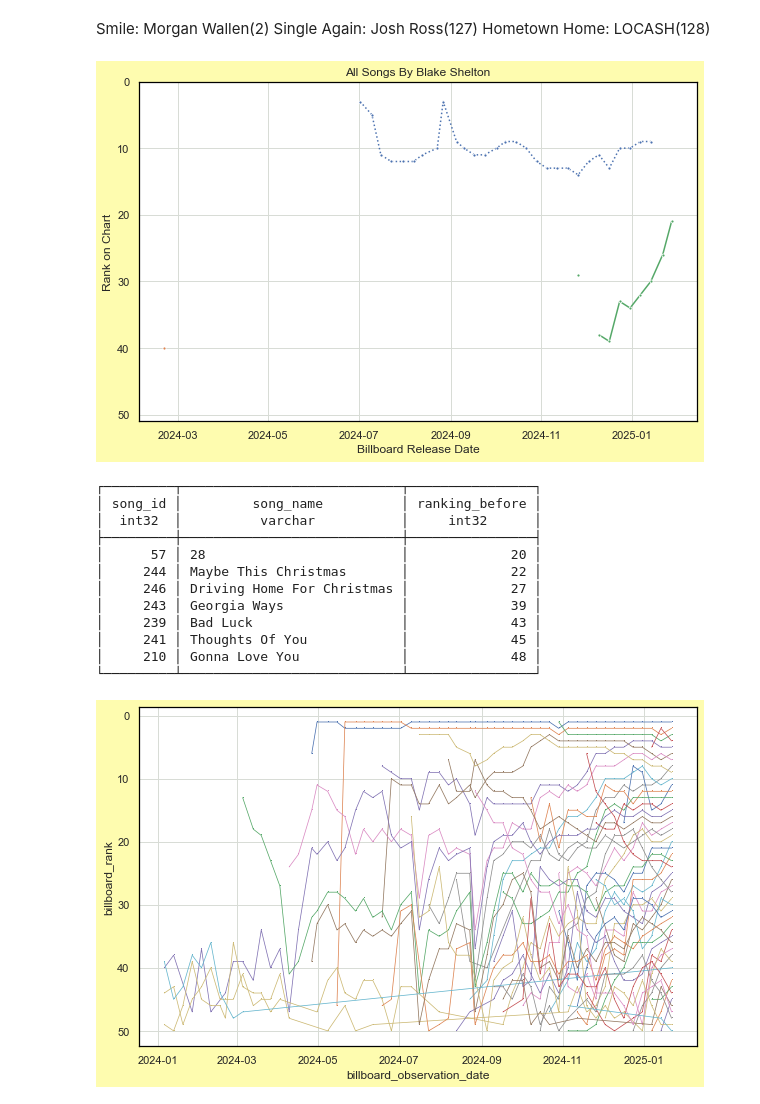
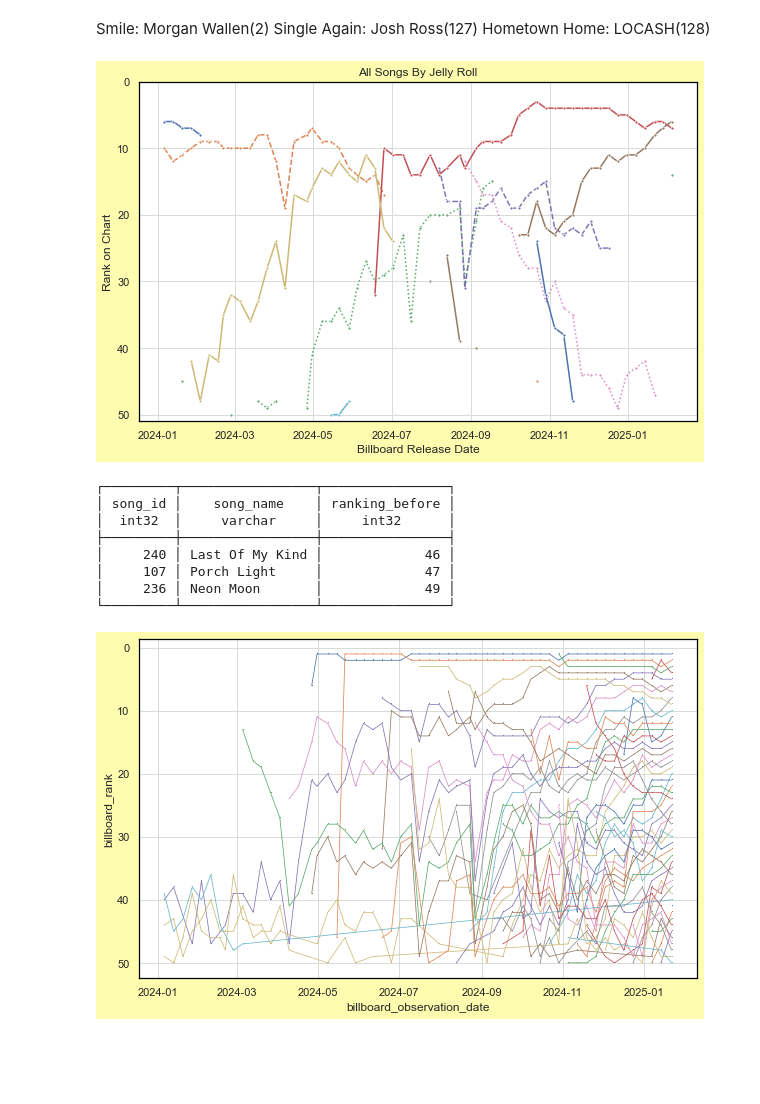
Before and after one commit to jwmanahan/billboard, a Jupyter notebook: add_new_week.ipynb, the cells around one changed output. Saved outputs shown, nothing was run; the diff lists cells and outputs as text; code cells hidden in the pictures; blank space fills up the shorter version.

```diff
--- a/add_new_week.ipynb
+++ b/add_new_week.ipynb
@@ -393,7 +408,7 @@ In a command terminal
 ## Run the ranking SQL script
 # %%
 # Set parameters for the ranking
-weeks_lookback = 35 # Arbitrary lookback
+weeks_lookback = 40 # Arbitrary lookback
 n_weeks_for_recent = 20 # Arbitrary definition of recency, aligned with when bottom half of the chart
     # Compare to: 1, 13, 20, 26, 52
 floor_avg_weeks = 1.5
@@ -801,7 +802,7 @@ Hometown Home: LOCASH(128)
 # %%
 # For now, manual artist name selection
 # TODO: Create charts for every artist on this week's chart at once
-artist_name = 'Blake Shelton'
+artist_name = 'Jelly Roll'
 
 df_weeks_this_artist = df_weeks_for_artist.query(
     f"artist_name == '{artist_name}'"
@@ -812,38 +813,38 @@ df_weeks_this_artist = df_weeks_for_artist.query(
 #     this_artist_id = input("Please input artist ID for differentiation")
 #     df_weeks_this_artist[
 #         df_weeks_this_artist[artist_id] == this_artist_id
 #     ]
 
 for _, row in df_weeks_this_artist.pivot( # TODO no pivot to support legend in char 'song_name'
     index = 'song_id'
     , columns = 'billboard_observation_date' #TODO: weeks ago
     , values = 'billboard_rank'
 ).fillna(
     np.inf # suppresses only if a different song is on the chart that week
 ).iterrows():
     graph = sns.lineplot(
         data = row
         , linestyle = credit_type_to_linestyle[
             df_weeks_this_artist[
                 df_weeks_this_artist['song_id'] == row.name
             ].groupby('relationship_type').count().iloc[0].name
         ]
         , marker = '.'
     )
 
 graph.set(
     title = f'All Songs By {artist_name}'
     , xlabel = 'Billboard Release Date' # Really observation date (for now)
     , ylabel = 'Rank on Chart'
     , ylim = [0, 51]
 )
 graph.axes.invert_yaxis()
 # %% [output]
-[figure, old version]
+[figure, new version]
 # %%
 # TODO: Set comparison_observation_date as num weeks back, not specific date
 current_observation_date = billboard_observation_date
-comparison_observation_date = '2024-12-31'
+comparison_observation_date = '2025-01-28'
 
 with duckdb.connect('raw_db.duckdb') as conn:
     with open('analysis/removed_songs.sql') as sql_file:
@@ -855,18 +856,14 @@ with duckdb.connect('raw_db.duckdb') as conn:
         )
     print(removed_songs)
 # %% [output]
-┌─────────┬────────────────────────────┬────────────────┐
-│ song_id │         song_name          │ ranking_before │
-│  int32  │          varchar           │     int32      │
-├─────────┼────────────────────────────┼────────────────┤
-│      57 │ 28                         │             20 │
-│     244 │ Maybe This Christmas       │             22 │
-│     246 │ Driving Home For Christmas │             27 │
-│     243 │ Georgia Ways               │             39 │
-│     239 │ Bad Luck                   │             43 │
-│     241 │ Thoughts Of You            │             45 │
-│     210 │ Gonna Love You             │             48 │
-└─────────┴────────────────────────────┴────────────────┘
+┌─────────┬─────────────────┬────────────────┐
+│ song_id │    song_name    │ ranking_before │
+│  int32  │     varchar     │     int32      │
+├─────────┼─────────────────┼────────────────┤
+│     240 │ Last Of My Kind │             46 │
+│     107 │ Porch Light     │             47 │
+│     236 │ Neon Moon       │             49 │
+└─────────┴─────────────────┴────────────────┘
 # %%
 # TODO consider adding a measurement start date column
     # for Friday of each week based on observation date
```
Also changed, not shown: parts of 25 cells of this notebook, 4 other files.
